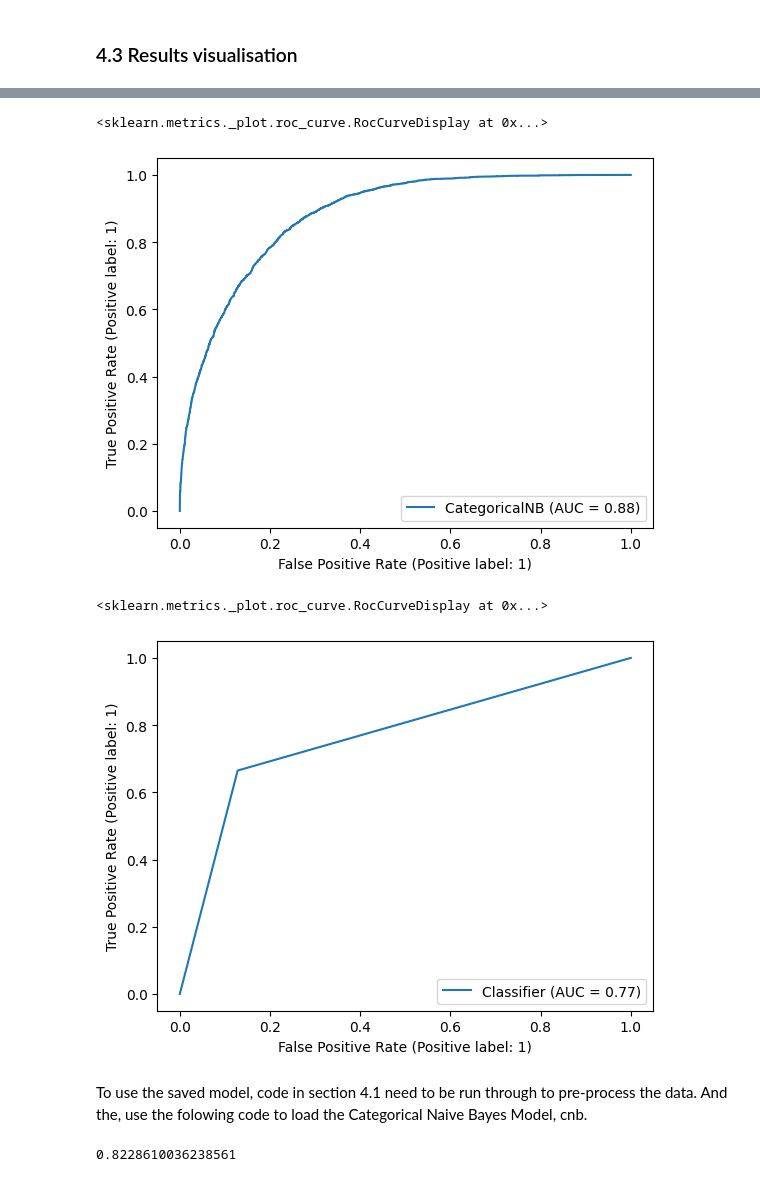
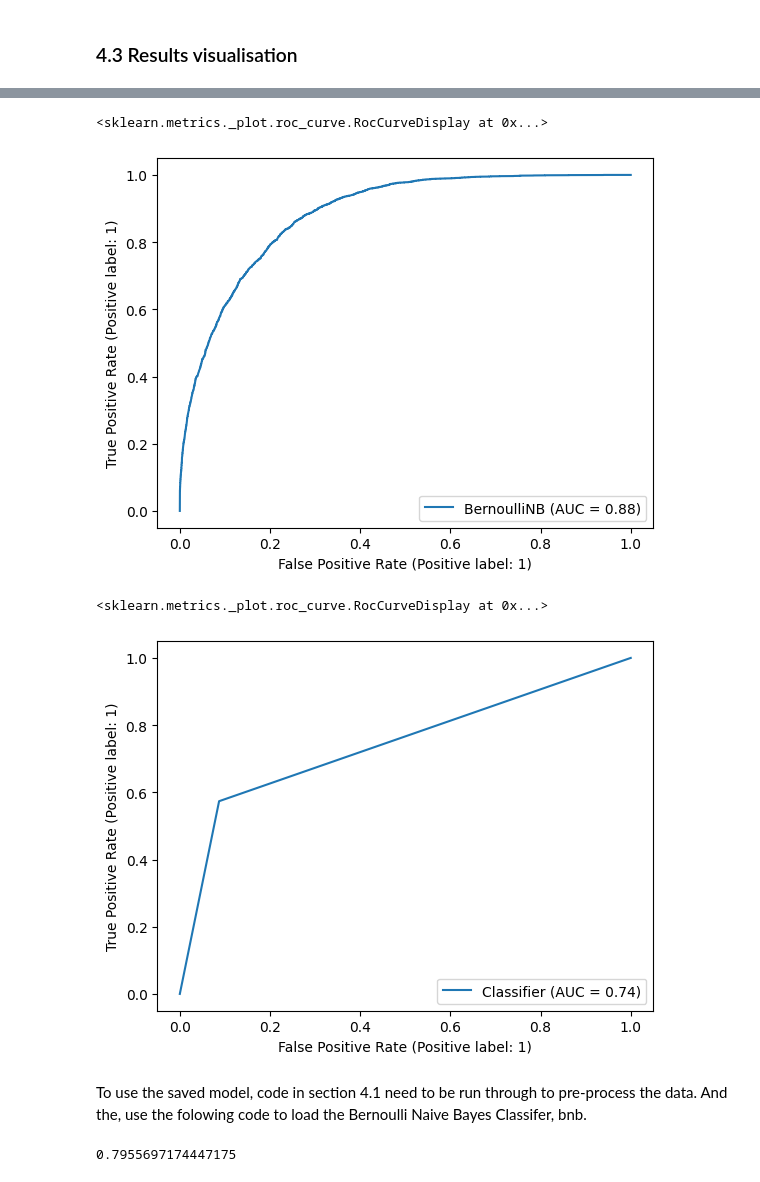
Before and after one commit to AlinZohari/ML-Adult, a Jupyter notebook: 0042ByesLearning.ipynb, the cells around one changed output, grey strips where cells are left out. Cells and saved outputs as stored; diff of their text form; code cells hidden in the pictures.

Commit message:
Change the optimal model with BernoulliNB

```diff
--- a/0042ByesLearning.ipynb
+++ b/0042ByesLearning.ipynb
@@ -409,7 +423,7 @@ from sklearn.naive_bayes import BernoulliNB
 bnb = BernoulliNB()
 
 #Fit the model
-bnb.fit(xs_cnb_train,ys_cnb_train)
+bnb.fit(xs_bnb_train,ys_bnb_train)
 
 #Get prediction
 ys_bnb_pred = bnb.predict(xs_bnb_val)
@@ -509,15 +523,15 @@ hours_t=pd.DataFrame(hours_trans_t,columns =['hours-per-week'])
 
 numerical_trans_t = pd.concat([age_t,fw_t,edunum_t,cg_t,cl_t,hours_t],axis=1)
 
-xs_cnb_test = pd.concat([xs_test[categorical],numerical_trans_t],axis=1)
+xs_bnb_test = pd.concat([xs_test[categorical],numerical_trans_t],axis=1)
 # %%
 # Using the same encoder all other categorical features
-xs_cnb_test = encoder_cnb.transform(xs_cnb_test)
-ys_cnb_test = ys_test
+xs_bnb_test = encoder_bnb.transform(xs_bnb_test)
+ys_bnb_test = ys_test
 # %% [markdown]
 ### 4.2 Model tesing result
 # %%
 # Use unseen testing dataset to test the model cnb
-ys_cnb_pred_t = cnb.predict(xs_cnb_test)
+ys_bnb_pred_t = bnb.predict(xs_cnb_test)
 # %%
 #Accuracy Score = (TP + TN)/ (TP + FN + TN + FP)
@@ -565,14 +579,14 @@ ConfusionMatrixDisplay.from_predictions(ys_cnb_test, ys_cnb_pred_t)
 # %%
 from sklearn.metrics import RocCurveDisplay
-RocCurveDisplay.from_estimator(cnb, xs_cnb_test, ys_cnb_test)
+RocCurveDisplay.from_estimator(bnb, xs_bnb_test, ys_bnb_test)
 # %% [output]
 <sklearn.metrics._plot.roc_curve.RocCurveDisplay at 0x...>
-[figure, old version]
+[figure, new version]
 # %%
-RocCurveDisplay.from_predictions(ys_cnb_test,ys_cnb_pred_t)
+RocCurveDisplay.from_predictions(ys_bnb_test,ys_bnb_pred_t)
 # %% [output]
 <sklearn.metrics._plot.roc_curve.RocCurveDisplay at 0x...>
-[figure, old version]
+[figure, new version]
 # %%
 # save the model to disk
 import pickle
@@ -581,8 +595,8 @@ pickle.dump(cnb, open(filename, 'wb'))
 # %% [markdown]
-To use the saved model, code in section 4.1 need to be run through to pre-process the data. And the, use the folowing code to load the Categorical Naive Bayes Model, cnb.
+To use the saved model, code in section 4.1 need to be run through to pre-process the data. And the, use the folowing code to load the Bernoulli Naive Bayes Classifer, bnb.
 # %%
 loaded_model = pickle.load(open(filename, 'rb'))
-result = loaded_model.score(xs_cnb_test, ys_cnb_test)
+result = loaded_model.score(xs_bnb_train, ys_bnb_train)
 print(result)
 # %% [output]
-0.8228610036238561
+0.7955697174447175
```
Also changed, not shown: parts of 21 cells of this notebook.
